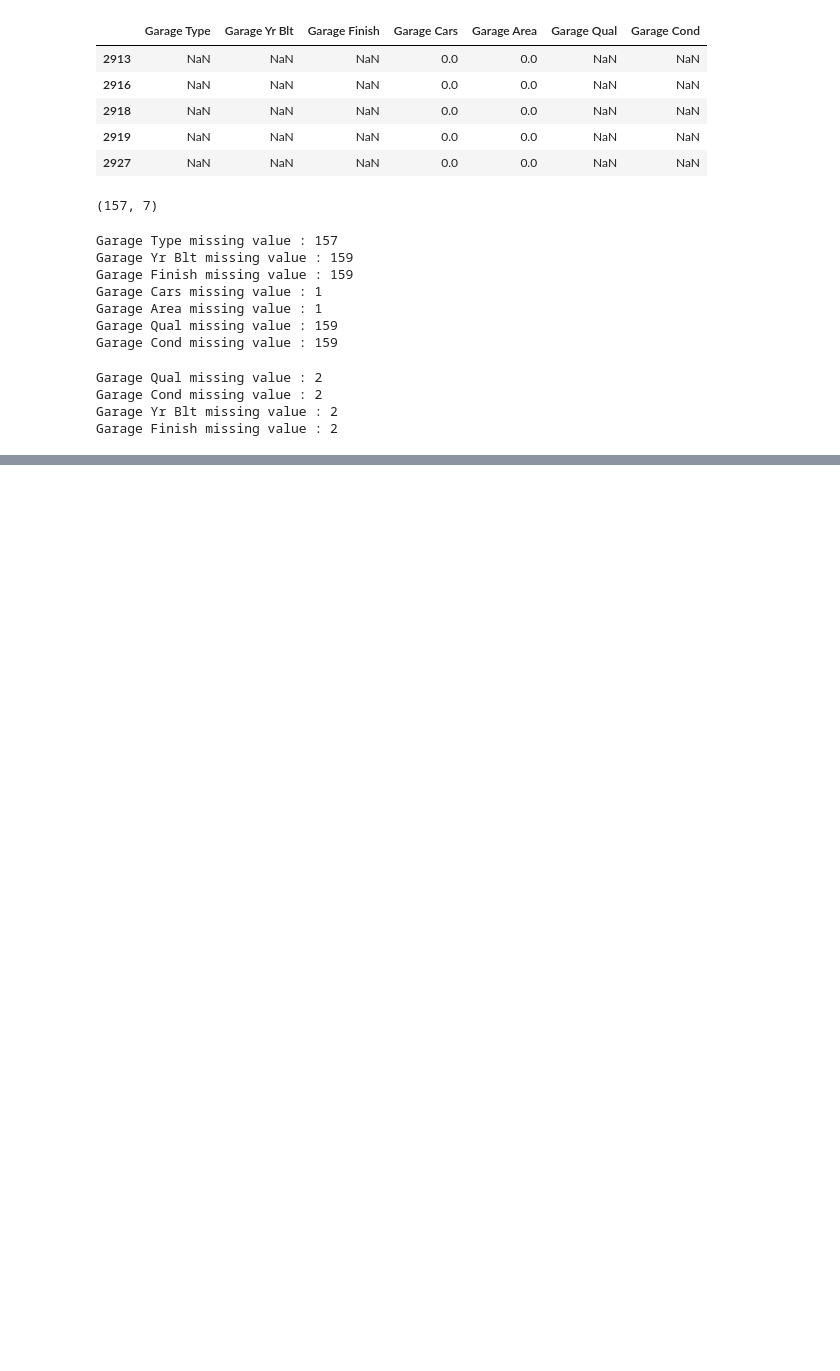
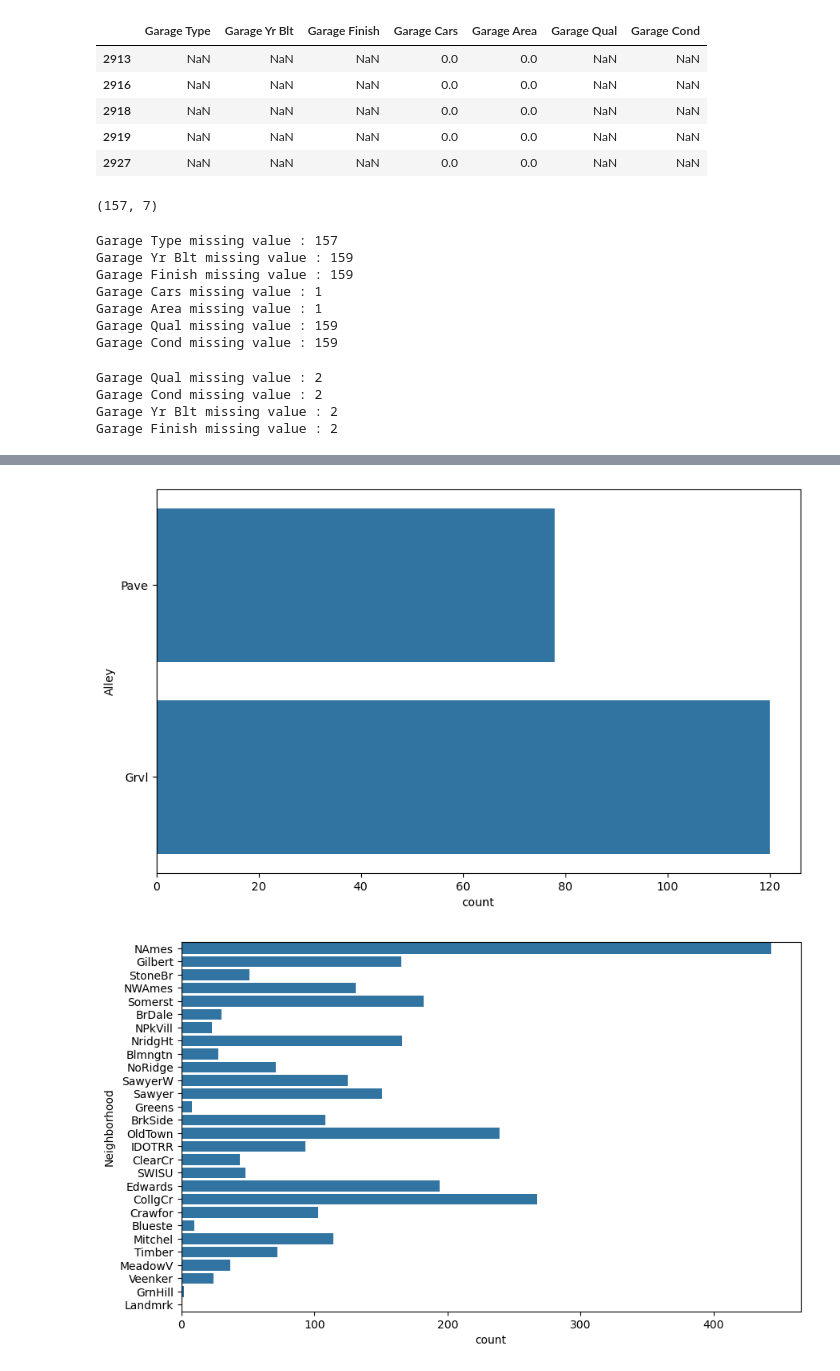
Before and after one commit to ameeqio/house-price-prediction-ml, a Jupyter notebook: notebooks/eda.ipynb, the cells around one changed output, grey strips where cells are left out. Drawn from its saved outputs; the diff is of its cells as text; code cells hidden in the pictures; blank space fills up the shorter version.

```diff
--- a/notebooks/eda.ipynb
+++ b/notebooks/eda.ipynb
@@ -229,0 +292,8 @@ Garage Finish missing value : 2
+# %%
+sus_catg_ftrs = ['Alley', 'Neighborhood', 'Exterior 1st', 'Exterior 2nd', 'Mas Vnr Type', 'Pool QC',	'Fence', 'Misc Feature' ]
+for ftr in sus_catg_ftrs :
+    plt.figure(figsize = (10, 6))
+    sns.countplot(data = df, y = ftr)
+# %% [output]
+[figure, added]
+[figure, added]
```
Also changed, not shown: parts of 18 cells of this notebook, 1 other file.
